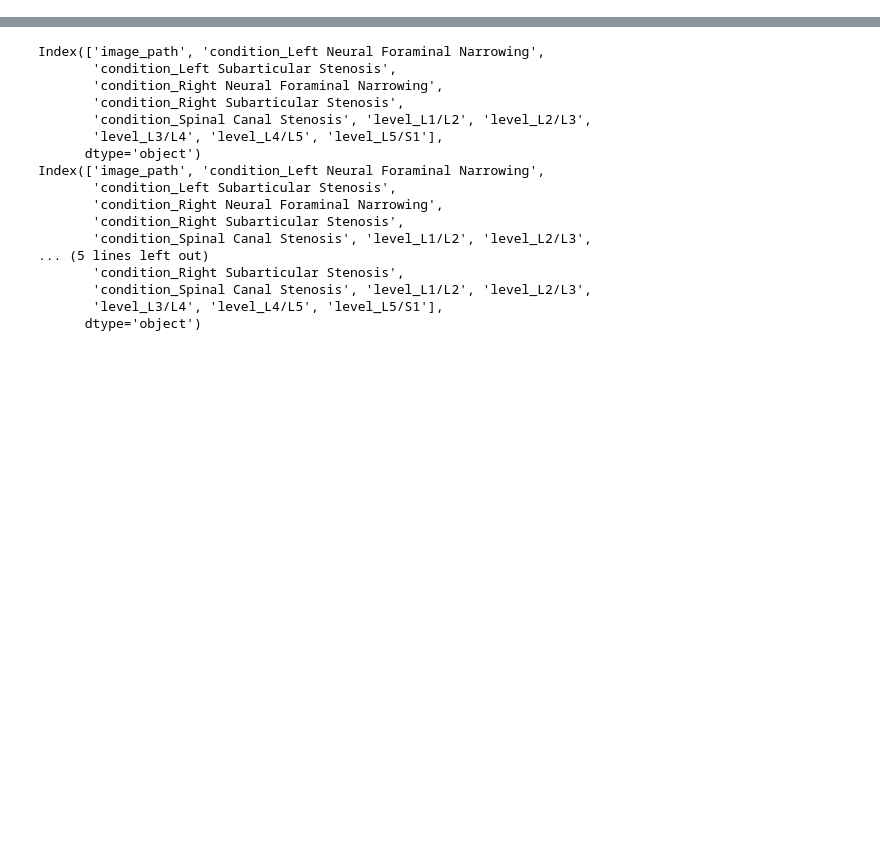
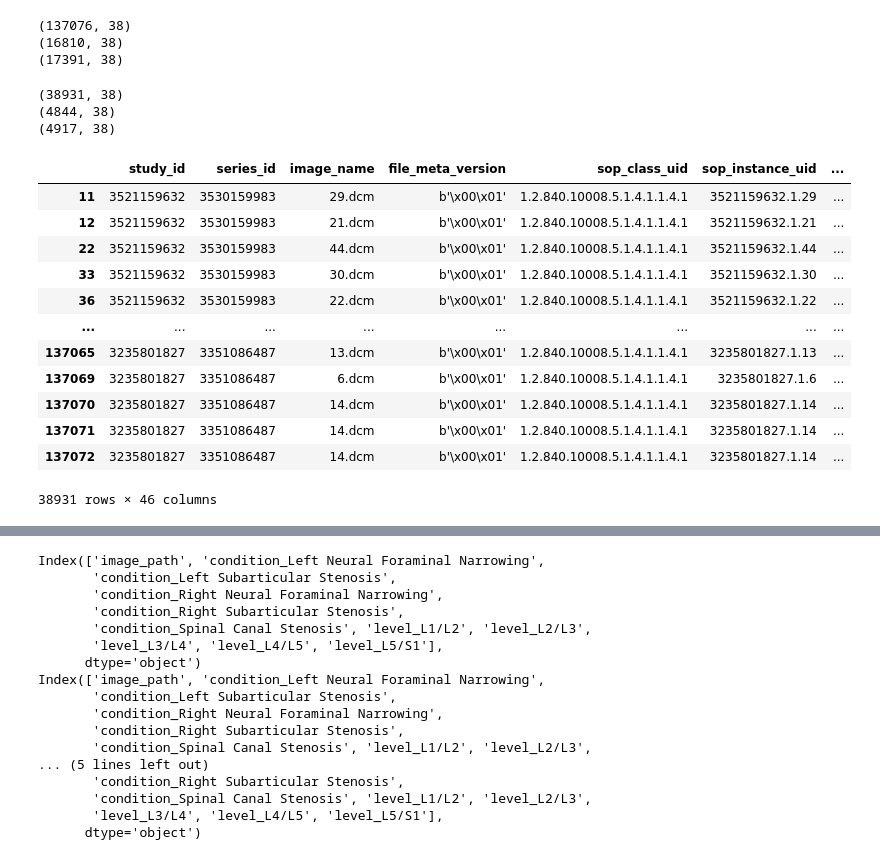
Before and after one commit to prashantkul/advvision-lumbar-spine-classification, a Jupyter notebook: vision_project/Multi_Label_Classification copy.ipynb, the cells around one changed output, grey strips where cells are left out. Cells and saved outputs as stored; diff of their text form; code cells hidden in the pictures; blank space fills up the shorter version.

```diff
--- a/vision_project/Multi_Label_Classification copy.ipynb
+++ b/vision_project/Multi_Label_Classification copy.ipynb
@@ -28 +33,30 @@ from sklearn.metrics import confusion_matrix, classification_report
+# %%
+# Set paths
+train_images_path = constants.TRAIN_DATA_PATH
+train_df = pd.read_csv("NEW_EDA/train_dataset.csv")
+val_df = pd.read_csv("NEW_EDA/val_dataset.csv")
+test_df = pd.read_csv("NEW_EDA/test_dataset.csv")
+
+# Check the shapes of the filtered datasets
+print(train_df.shape)
+print(val_df.shape)
+print(test_df.shape)
+# %% [output]
+(137076, 38)
+(16810, 38)
+(17391, 38)
+# %%
+# Filter out rows with missing condition or level values
+train_df = train_df.dropna(subset=['condition', 'level'])
+val_df = val_df.dropna(subset=['condition', 'level'])
+test_df = test_df.dropna(subset=['condition', 'level'])
+
+# Check the shapes of the filtered datasets
+print(train_df.shape)
+print(val_df.shape)
+print(test_df.shape)
+# %% [output]
+(38931, 38)
+(4844, 38)
+(4917, 38)
 # %%
@@ -48,6 +77,22 @@ val_df = pd.concat([val_df.drop(['condition', 'level'], axis=1), val_condition_d
 test_df = pd.concat([test_df.drop(['condition', 'level'], axis=1), test_condition_dummies, test_level_dummies], axis=1)
 
 # Now you have your DataFrame with one-hot encoded columns for 'condition' and 'level'
+# %%
+train_df
+# %% [output]
+|  | study_id | series_id | image_name | file_meta_version | sop_class_uid | sop_instance_uid | ... |
+| 11 | 3521159632 | 3530159983 | 29.dcm | b'\x00\x01' | 1.2.840.10008.5.1.4.1.1.4.1 | 3521159632.1.29 | ... |
+| 12 | 3521159632 | 3530159983 | 21.dcm | b'\x00\x01' | 1.2.840.10008.5.1.4.1.1.4.1 | 3521159632.1.21 | ... |
+| 22 | 3521159632 | 3530159983 | 44.dcm | b'\x00\x01' | 1.2.840.10008.5.1.4.1.1.4.1 | 3521159632.1.44 | ... |
+| 33 | 3521159632 | 3530159983 | 30.dcm | b'\x00\x01' | 1.2.840.10008.5.1.4.1.1.4.1 | 3521159632.1.30 | ... |
+| 36 | 3521159632 | 3530159983 | 22.dcm | b'\x00\x01' | 1.2.840.10008.5.1.4.1.1.4.1 | 3521159632.1.22 | ... |
+| ... | ... | ... | ... | ... | ... | ... | ... |
+| 137065 | 3235801827 | 3351086487 | 13.dcm | b'\x00\x01' | 1.2.840.10008.5.1.4.1.1.4.1 | 3235801827.1.13 | ... |
+| 137069 | 3235801827 | 3351086487 | 6.dcm | b'\x00\x01' | 1.2.840.10008.5.1.4.1.1.4.1 | 3235801827.1.6 | ... |
+| 137070 | 3235801827 | 3351086487 | 14.dcm | b'\x00\x01' | 1.2.840.10008.5.1.4.1.1.4.1 | 3235801827.1.14 | ... |
+| 137071 | 3235801827 | 3351086487 | 14.dcm | b'\x00\x01' | 1.2.840.10008.5.1.4.1.1.4.1 | 3235801827.1.14 | ... |
+| 137072 | 3235801827 | 3351086487 | 14.dcm | b'\x00\x01' | 1.2.840.10008.5.1.4.1.1.4.1 | 3235801827.1.14 | ... |
+38931 rows × 46 columns
 # %%
 train_df = train_df.sample(frac=0.0005, random_state=42)
 val_df = val_df.sample(frac=0.0005, random_state=42)
```
Also changed, not shown: parts of 7 cells of this notebook, 23 other files.
